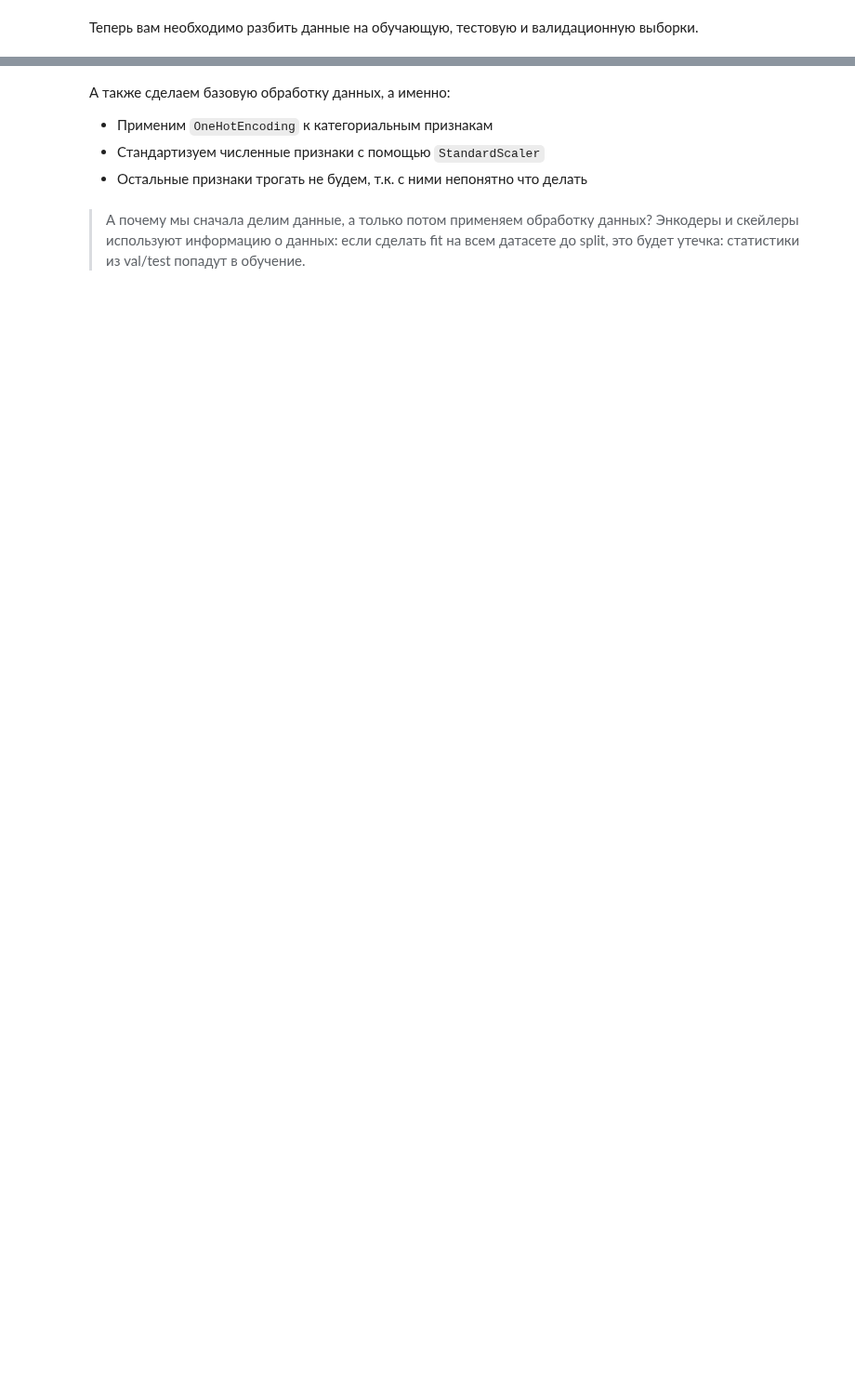
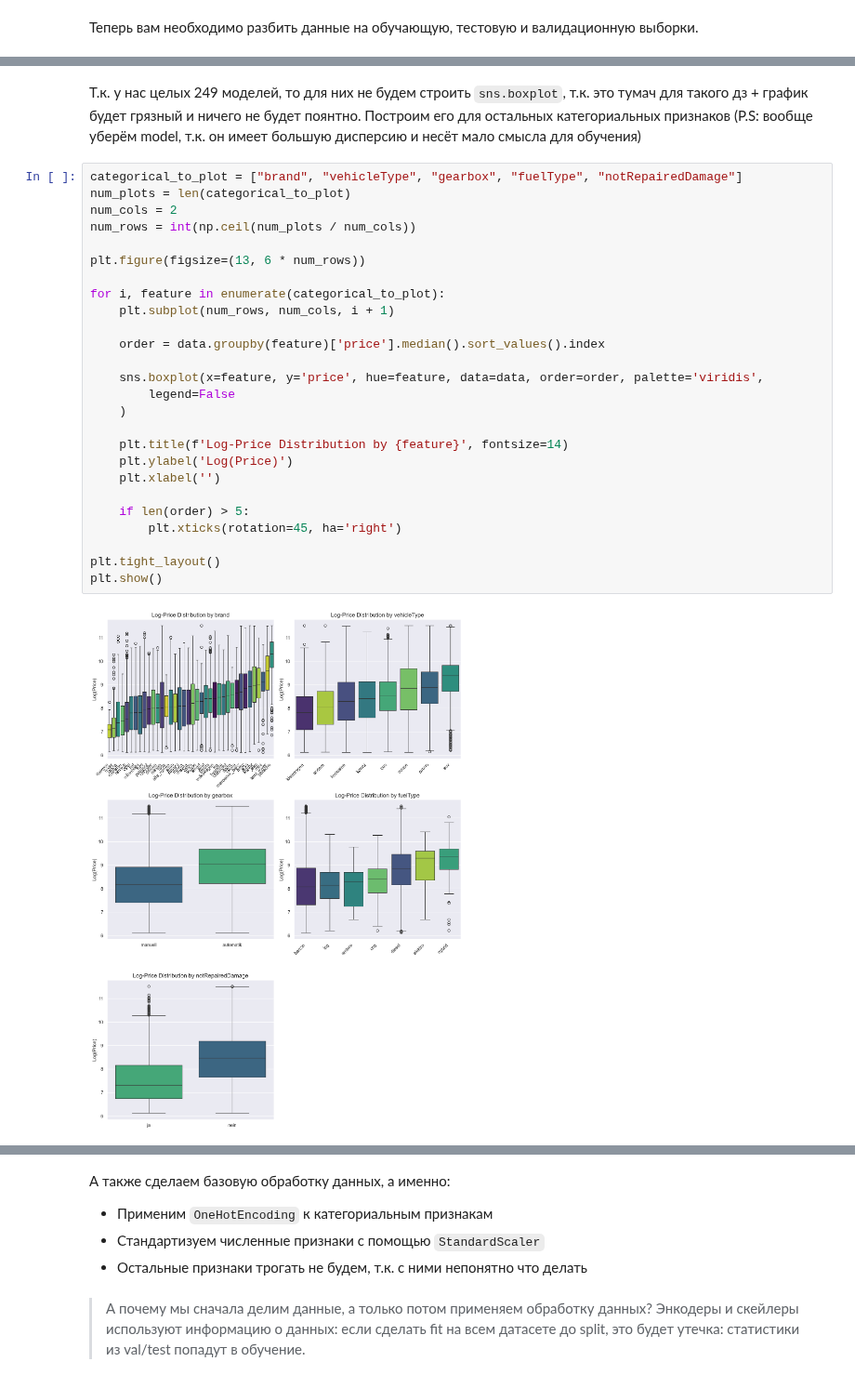
Before and after one commit to Expatq/machine-learning-1, a Jupyter notebook: ml1-2026-spring/homework-practice/homework-practice-02-gd/homework-practice-02-gd.ipynb, the cells around one changed output, grey strips where cells are left out. Shown at 93% size. Cells and saved outputs as stored; diff of their text form; blank space fills up the shorter version.

````diff
--- a/ml1-2026-spring/homework-practice/homework-practice-02-gd/homework-practice-02-gd.ipynb
+++ b/ml1-2026-spring/homework-practice/homework-practice-02-gd/homework-practice-02-gd.ipynb
@@ -585,0 +702,30 @@ y = data['price']
+# %% [markdown]
+Т.к. у нас целых 249 моделей, то для них не будем строить ```sns.boxplot```, т.к. это тумач для такого дз + график будет грязный и ничего не будет поянтно. Построим его для остальных категориальных признаков (P.S: вообще уберём model, т.к. он имеет большую дисперсию и несёт мало смысла для обучения)
+# %%
+categorical_to_plot = ["brand", "vehicleType", "gearbox", "fuelType", "notRepairedDamage"]
+num_plots = len(categorical_to_plot)
+num_cols = 2
+num_rows = int(np.ceil(num_plots / num_cols))
+
+plt.figure(figsize=(13, 6 * num_rows))
+
+for i, feature in enumerate(categorical_to_plot):
+    plt.subplot(num_rows, num_cols, i + 1)
+
+    order = data.groupby(feature)['price'].median().sort_values().index
+
+    sns.boxplot(x=feature, y='price', hue=feature, data=data, order=order, palette='viridis',
+        legend=False
+    )
+
+    plt.title(f'Log-Price Distribution by {feature}', fontsize=14)
+    plt.ylabel('Log(Price)')
+    plt.xlabel('')
+
+    if len(order) > 5:
+        plt.xticks(rotation=45, ha='right')
+
+plt.tight_layout()
+plt.show()
+# %% [output]
+[figure, added]
````
Also changed, not shown: parts of 50 cells of this notebook, 3 other files.
